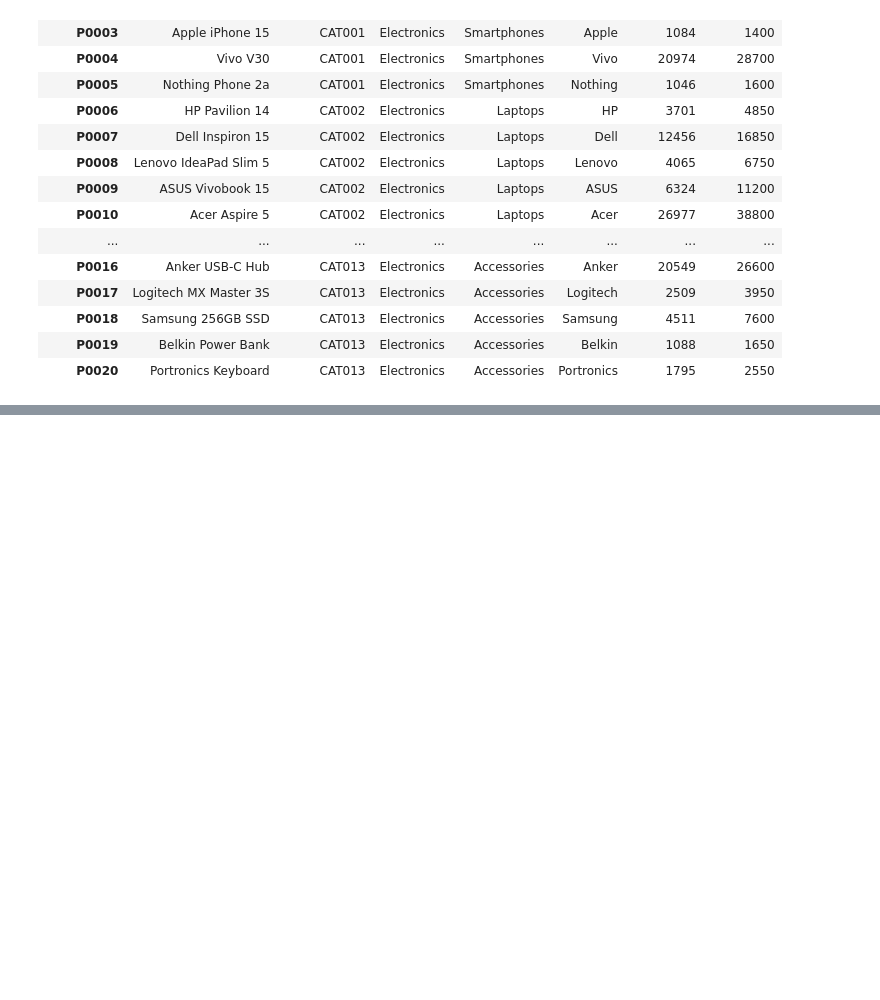
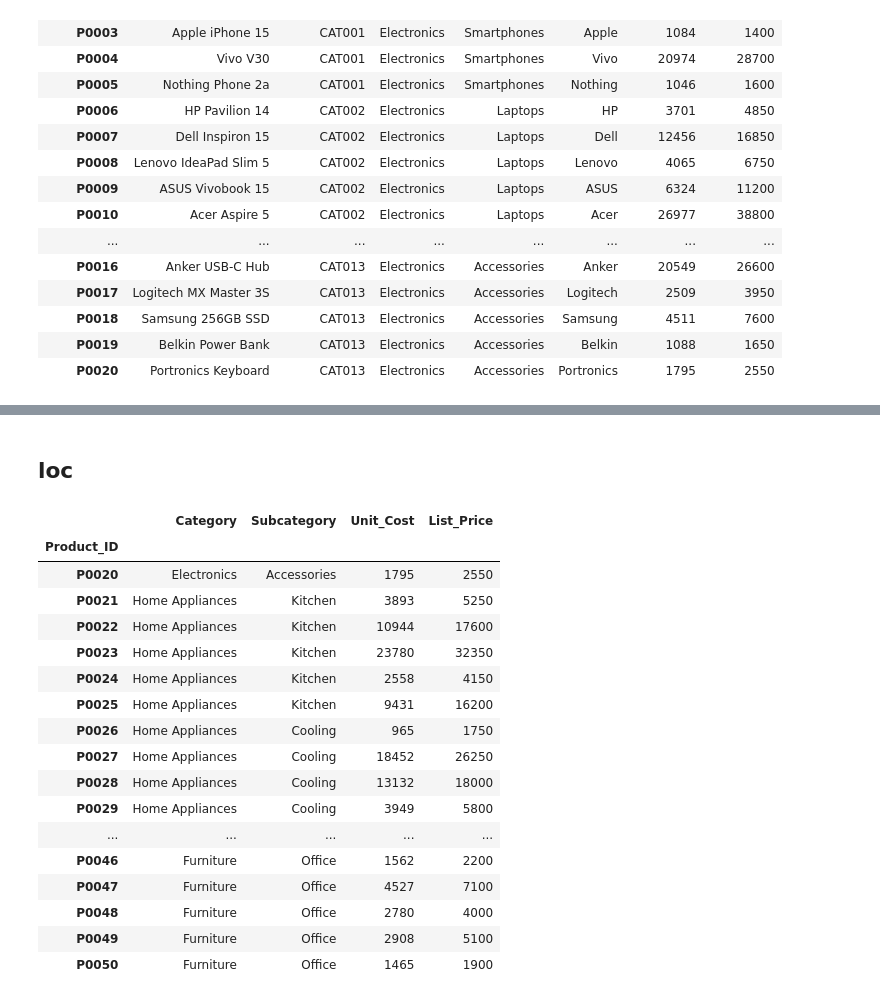
Before and after one commit to datasciencekibaatein/Business-Analyst-Batch-109, a Jupyter notebook: Pandas/02lecture.ipynb, the cells around one changed output, grey strips where cells are left out. Saved outputs shown, nothing was run; the diff lists cells and outputs as text; code cells hidden in the pictures; blank space fills up the shorter version.

```diff
--- a/Pandas/02lecture.ipynb
+++ b/Pandas/02lecture.ipynb
@@ -151,0 +152,23 @@ df.iloc[:20,5:]
+# %% [markdown]
+## loc
+# %%
+df.loc["P0020":"P0050",["Category","Subcategory","Unit_Cost","List_Price"]]
+# %% [output]
+|  | Category | Subcategory | Unit_Cost | List_Price |
+| Product_ID |  |  |  |  |
+| P0020 | Electronics | Accessories | 1795 | 2550 |
+| P0021 | Home Appliances | Kitchen | 3893 | 5250 |
+| P0022 | Home Appliances | Kitchen | 10944 | 17600 |
+| P0023 | Home Appliances | Kitchen | 23780 | 32350 |
+| P0024 | Home Appliances | Kitchen | 2558 | 4150 |
+| P0025 | Home Appliances | Kitchen | 9431 | 16200 |
+| P0026 | Home Appliances | Cooling | 965 | 1750 |
+| P0027 | Home Appliances | Cooling | 18452 | 26250 |
+| P0028 | Home Appliances | Cooling | 13132 | 18000 |
+| P0029 | Home Appliances | Cooling | 3949 | 5800 |
+| ... | ... | ... | ... | ... |
+| P0046 | Furniture | Office | 1562 | 2200 |
+| P0047 | Furniture | Office | 4527 | 7100 |
+| P0048 | Furniture | Office | 2780 | 4000 |
+| P0049 | Furniture | Office | 2908 | 5100 |
+| P0050 | Furniture | Office | 1465 | 1900 |
```
Also changed, not shown: parts of 17 cells of this notebook.
